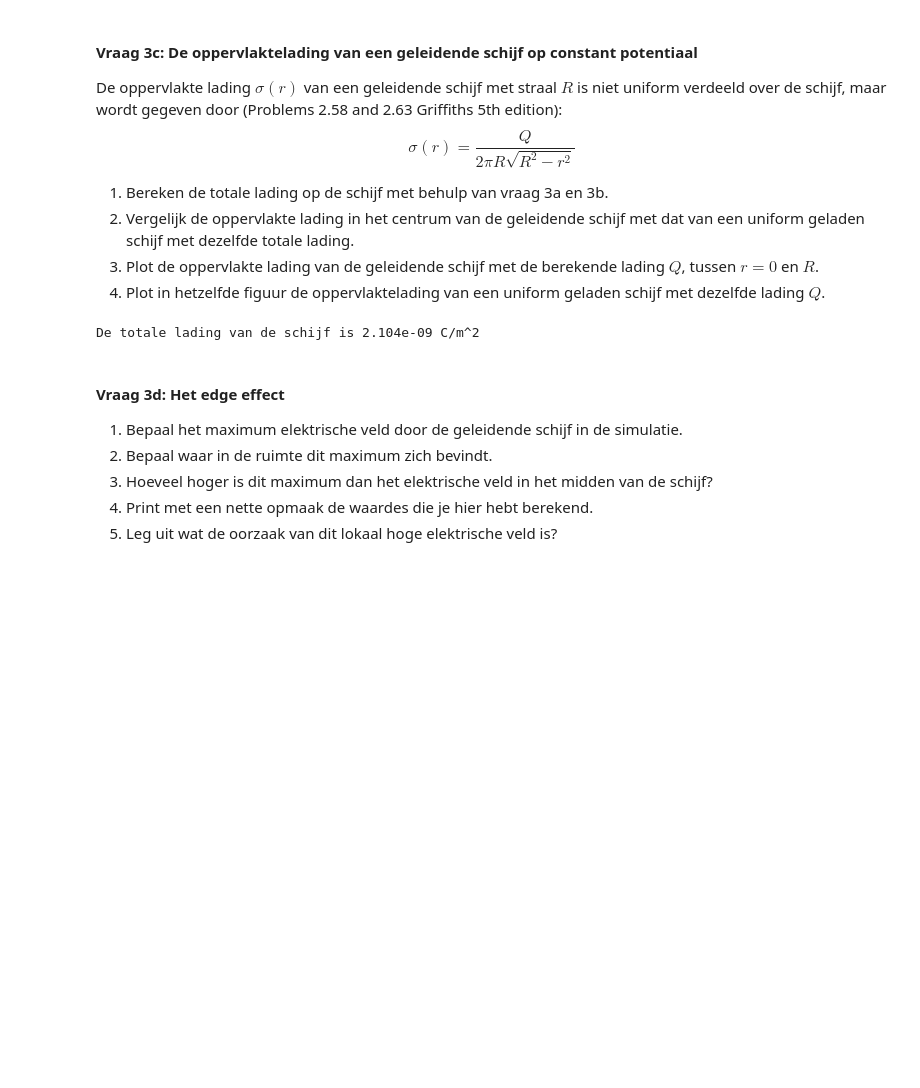
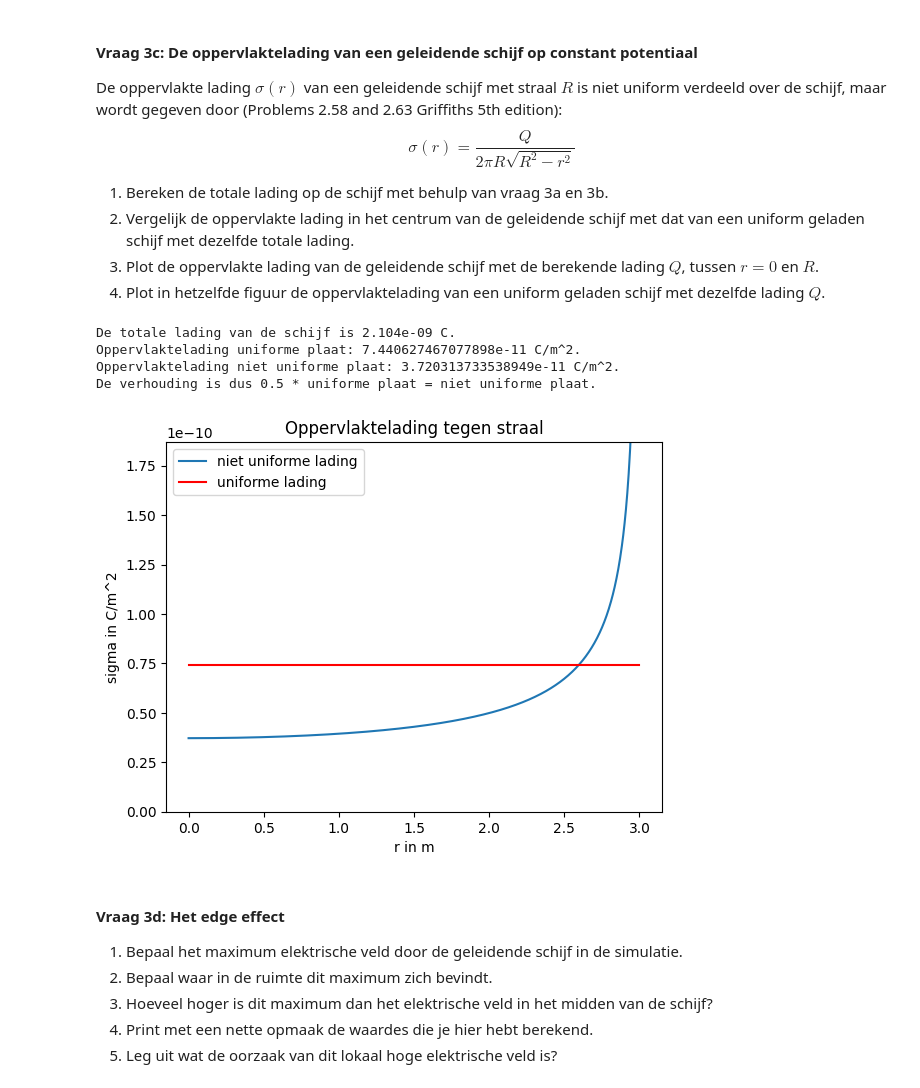
Before and after one commit to tdrvs/opdrachten-DEF-D, a Jupyter notebook: DigitaleOntwerpopdrachten/1CondensatorOpdracht/CondensatorOntwerpopdracht.ipynb, the cells around one changed output. Saved outputs shown, nothing was run; the diff lists cells and outputs as text; code cells hidden in the pictures; blank space fills up the shorter version.

```diff
--- a/DigitaleOntwerpopdrachten/1CondensatorOpdracht/CondensatorOntwerpopdracht.ipynb
+++ b/DigitaleOntwerpopdrachten/1CondensatorOpdracht/CondensatorOntwerpopdracht.ipynb
@@ -417,18 +417,51 @@ $$\sigma(r) = \frac{Q}{2 \pi R \sqrt{R^2 - r^2}}$$
 # %%
 #1.
 R = disk_radius                      # straal van de disc.
 sigma_r0 = sigma                # oppervlakteladingsdichtheid uit vraag 3b.
 
 def formule(R,sigma_r0):
     return  2*np.pi*R**2*sigma_r0            # Dit is de gegeven formule omgeschreven met r=0.
 
 Q = formule(R,sigma_r0)
 
-print("De totale lading van de schijf is {:.3e}".format(Q),'C/m^2')
+print("De totale lading van de schijf is {:.3e}".format(Q),'C.')
 
-#2
+#2.
+sigma_niet_uniform = Q / (2*np.pi*R**2)
+sigma_uniform = Q / (np.pi*R**2)
+
+print('Oppervlaktelading uniforme plaat: {} C/m^2.'.format(sigma_uniform))
+print('Oppervlaktelading niet uniforme plaat: {} C/m^2.'.format(sigma_niet_uniform))
+print('De verhouding is dus 0.5 * uniforme plaat = niet uniforme plaat. ')
+
+#3.
+eps = 1e-6 * R                  # je kan niet door nul delen dus net naast de rand.
+r_test = np.linspace(0, R-eps, 1000)
+
+def oppvladingnietuniform(R,r_test):
+    return Q / (2*np.pi*R*np.sqrt(R**2 - r_test**2))
+
+sigma_niet_uniform = oppvladingnietuniform(R,r_test)
+
+plt.figure()
+plt.plot(r_test, sigma_niet_uniform,label='niet uniforme lading')
+plt.plot()
+plt.xlabel("r in m")
+plt.ylabel('sigma in C/m^2')
+plt.title("Oppervlaktelading tegen straal")
+plt.ylim(0, np.percentile(sigma_niet_uniform, 98)) #sigma gaat naar oneidig maar dan kan je de grafiek niet goed zien.
+
+#4.
+sigma_uniform = np.ones_like(r_test)*sigma_uniform
+plt.plot(r_test,sigma_uniform,'r',label='uniforme lading')
+plt.legend()
+plt.show()
 # %% [output]
-De totale lading van de schijf is 2.104e-09 C/m^2
+De totale lading van de schijf is 2.104e-09 C.
+Oppervlaktelading uniforme plaat: 7.440627467077898e-11 C/m^2.
+Oppervlaktelading niet uniforme plaat: 3.720313733538949e-11 C/m^2.
+De verhouding is dus 0.5 * uniforme plaat = niet uniforme plaat.
+[figure, added]
 # %% [markdown]
 #### Vraag 3d: Het edge effect
 
```
Also changed, not shown: parts of 1 cell of this notebook.
